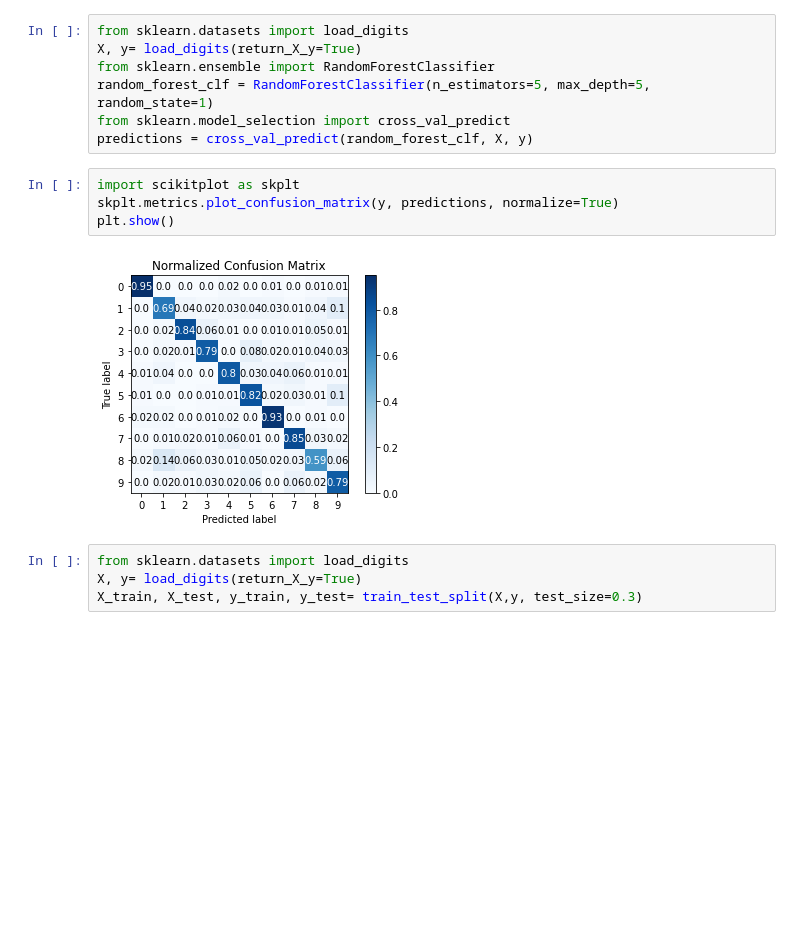
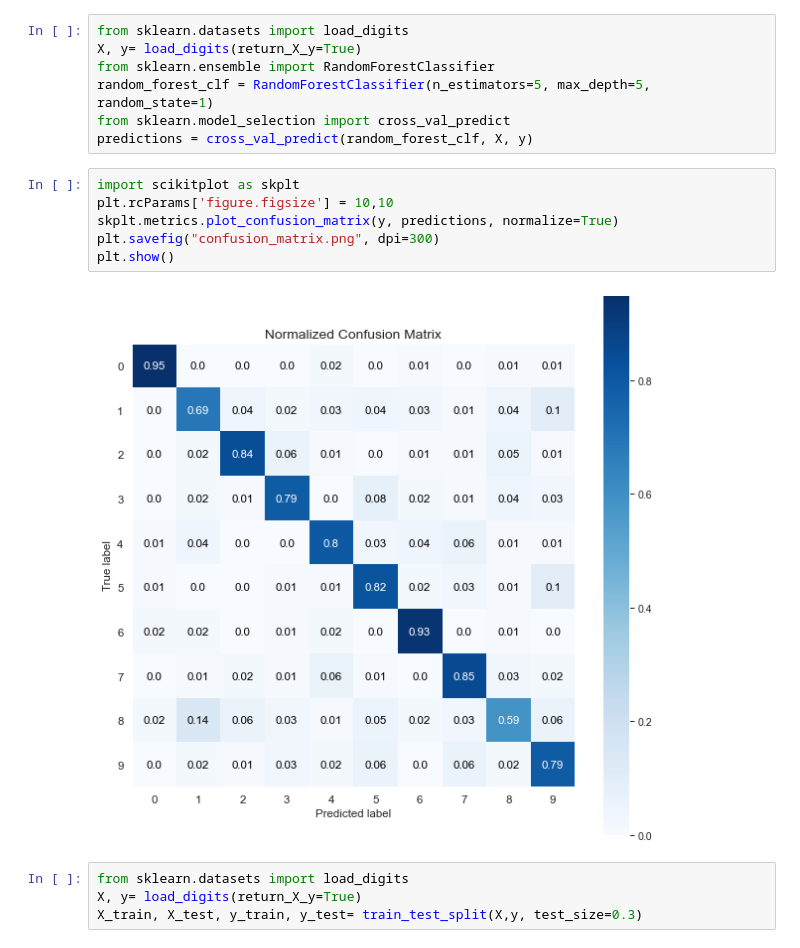
Before and after one commit to rajsandhu1989/data_EDA_visualization, a Jupyter notebook: Scikit Plot/Scikit_plot.ipynb, the cells around one changed output. Saved outputs shown, nothing was run; the diff lists cells and outputs as text; blank space fills up the shorter version.

Commit message:
changed size of graphs

```diff
--- a/Scikit Plot/Scikit_plot.ipynb
+++ b/Scikit Plot/Scikit_plot.ipynb
@@ -14,10 +15,12 @@ from sklearn.model_selection import cross_val_predict
 predictions = cross_val_predict(random_forest_clf, X, y)
 # %%
 import scikitplot as skplt
+plt.rcParams['figure.figsize'] = 10,10
 skplt.metrics.plot_confusion_matrix(y, predictions, normalize=True)
+plt.savefig("confusion_matrix.png", dpi=300)
 plt.show()
 # %% [output]
-[figure, old version]
+[figure, new version]
 # %%
 from sklearn.datasets import load_digits
 X, y= load_digits(return_X_y=True)
```
Also changed, not shown: parts of 4 cells of this notebook, 3 other files.
